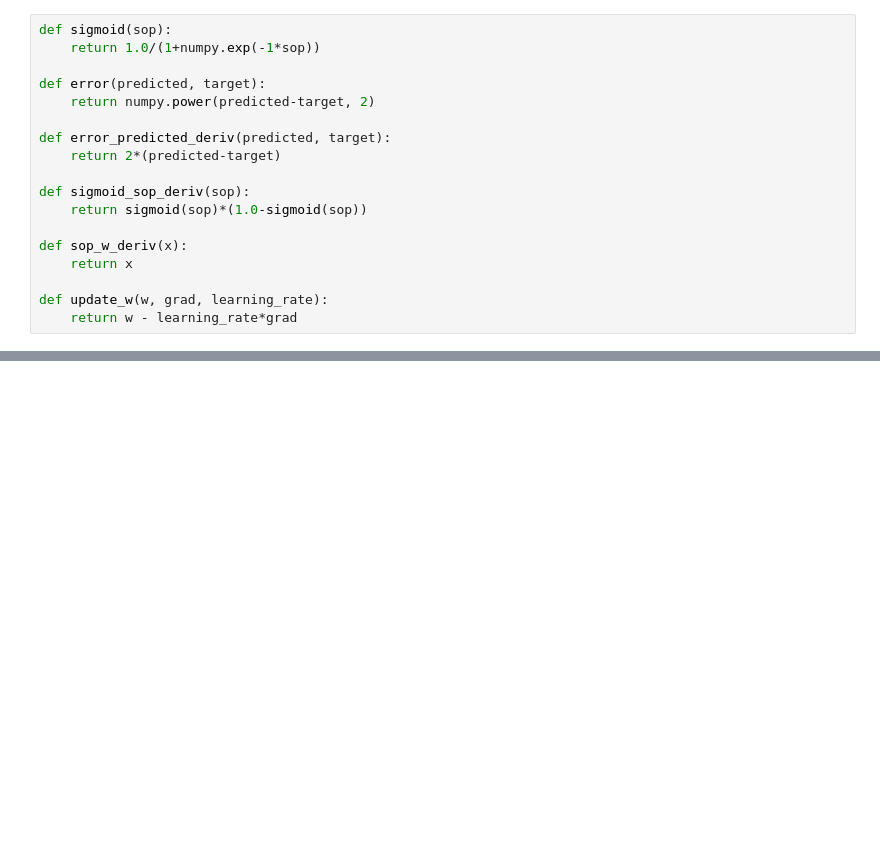
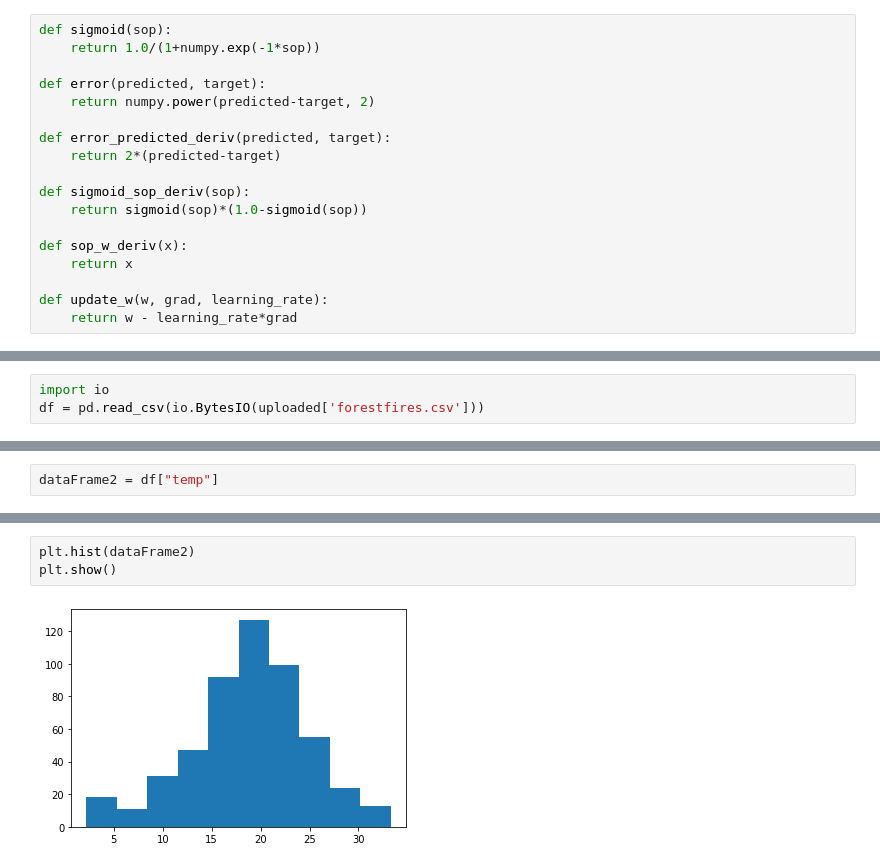
Before and after one commit to AlexisLeal/Aprendizaje-Automatico, a Jupyter notebook: Actividad 3/Actividad_3.ipynb, the cells around one changed output, grey strips where cells are left out. Cells and saved outputs as stored; diff of their text form; blank space fills up the shorter version.

```diff
--- a/Actividad 3/Actividad_3.ipynb
+++ b/Actividad 3/Actividad_3.ipynb
@@ -206,0 +246,3 @@ Valor de los pesos W1 y W2 : 0.590898874106818 1.6427282315035094
+# %%
+import io
+df = pd.read_csv(io.BytesIO(uploaded['forestfires.csv']))
@@ -206,0 +310,2 @@ Valor de los pesos W1 y W2 : 0.590898874106818 1.6427282315035094
+# %%
+dataFrame2 = df["temp"]
@@ -206,0 +327,5 @@ Valor de los pesos W1 y W2 : 0.590898874106818 1.6427282315035094
+# %%
+plt.hist(dataFrame2)
+plt.show()
+# %% [output]
+[figure, added]
```
Also changed, not shown: parts of 21 cells of this notebook.
